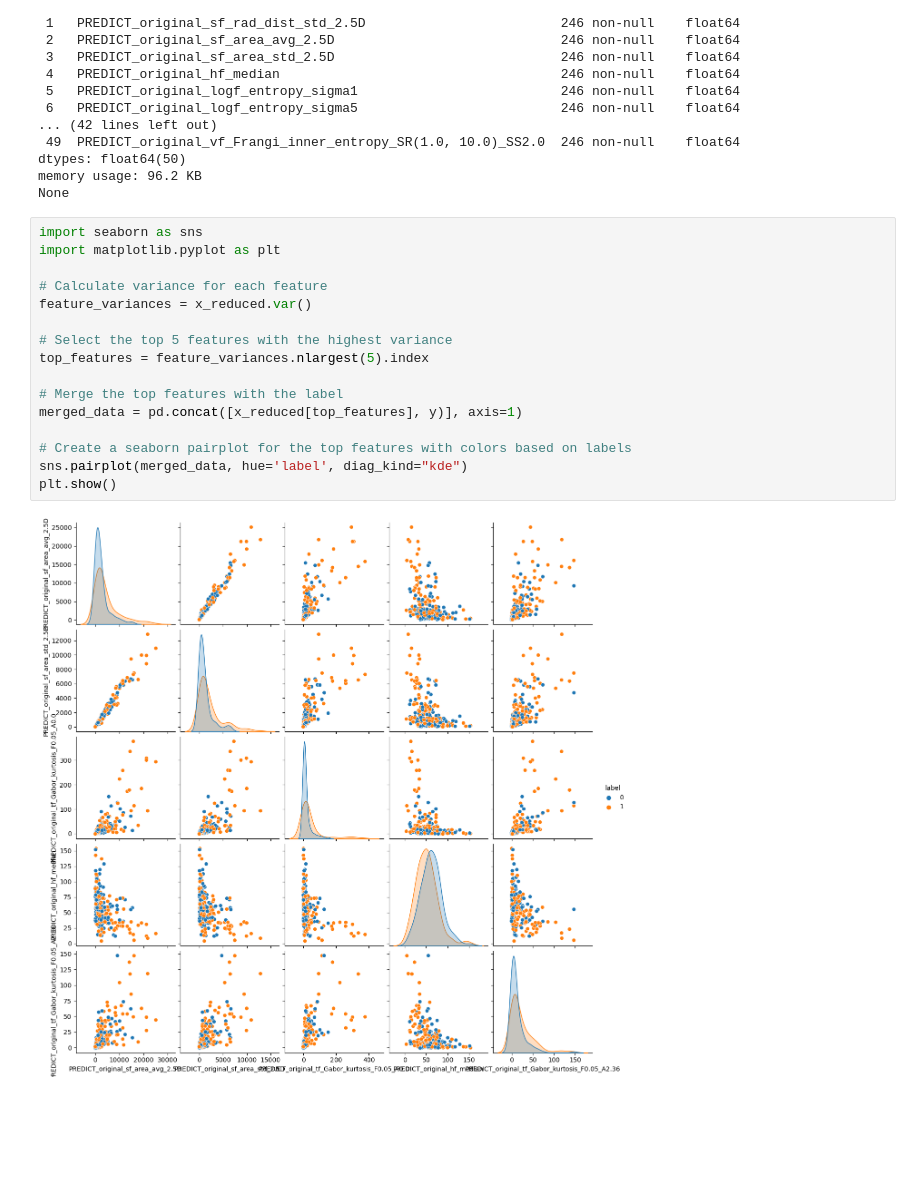
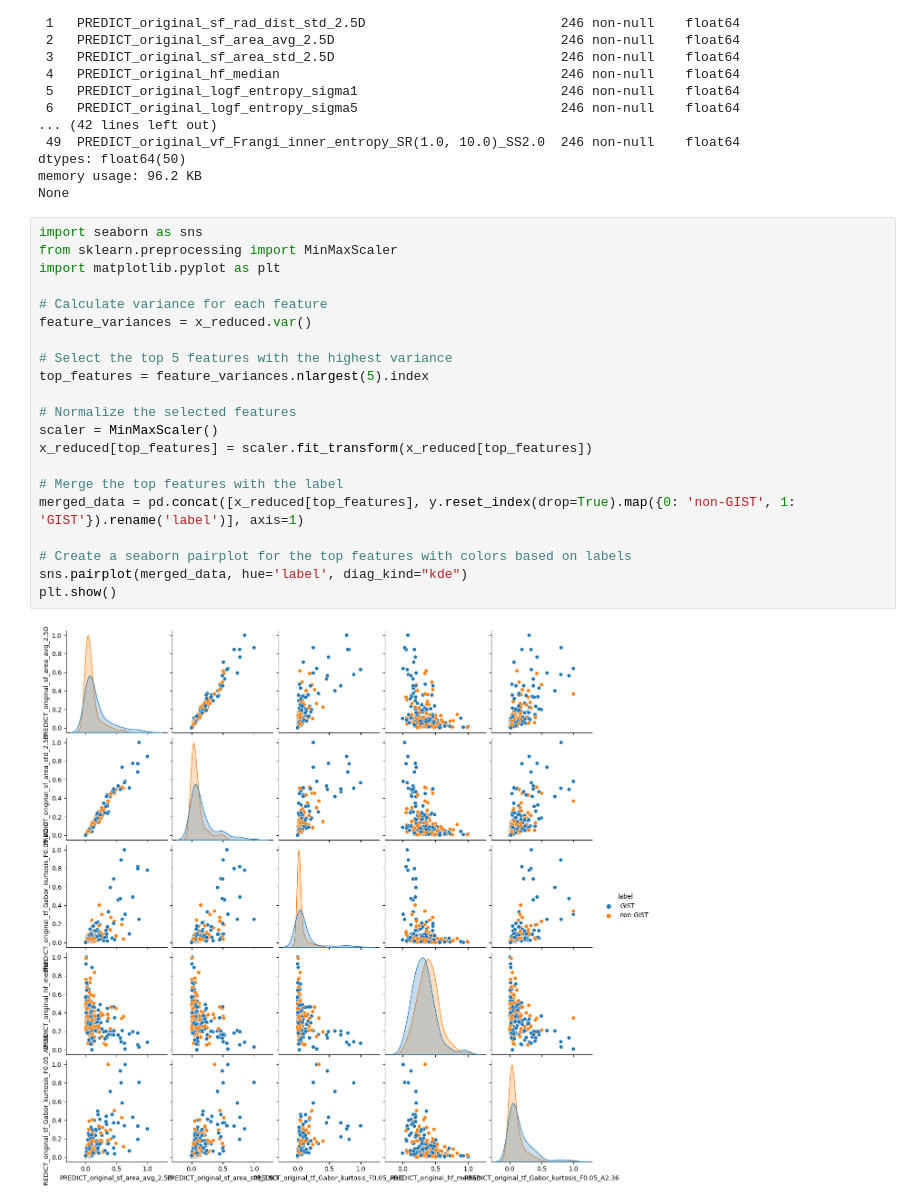
Before and after one commit to Roberto-TM/TM10007_ML_Project_group3, a Jupyter notebook: assignment.ipynb, the cells around one changed output. Drawn from its saved outputs; the diff is of its cells as text; blank space fills up the shorter version.

```diff
--- a/assignment.ipynb
+++ b/assignment.ipynb
@@ -93,19 +93,24 @@ memory usage: 96.2 KB
 None
 # %%
 import seaborn as sns
+from sklearn.preprocessing import MinMaxScaler
 import matplotlib.pyplot as plt
 
 # Calculate variance for each feature
 feature_variances = x_reduced.var()
 
 # Select the top 5 features with the highest variance
 top_features = feature_variances.nlargest(5).index
 
+# Normalize the selected features
+scaler = MinMaxScaler()
+x_reduced[top_features] = scaler.fit_transform(x_reduced[top_features])
+
 # Merge the top features with the label
-merged_data = pd.concat([x_reduced[top_features], y)], axis=1)
+merged_data = pd.concat([x_reduced[top_features], y.reset_index(drop=True).map({0: 'non-GIST', 1: 'GIST'}).rename('label')], axis=1)
 
 # Create a seaborn pairplot for the top features with colors based on labels
 sns.pairplot(merged_data, hue='label', diag_kind="kde")
 plt.show()
 # %% [output]
-[figure, old version]
+[figure, new version]
```
Also changed, not shown: parts of 2 cells of this notebook.
